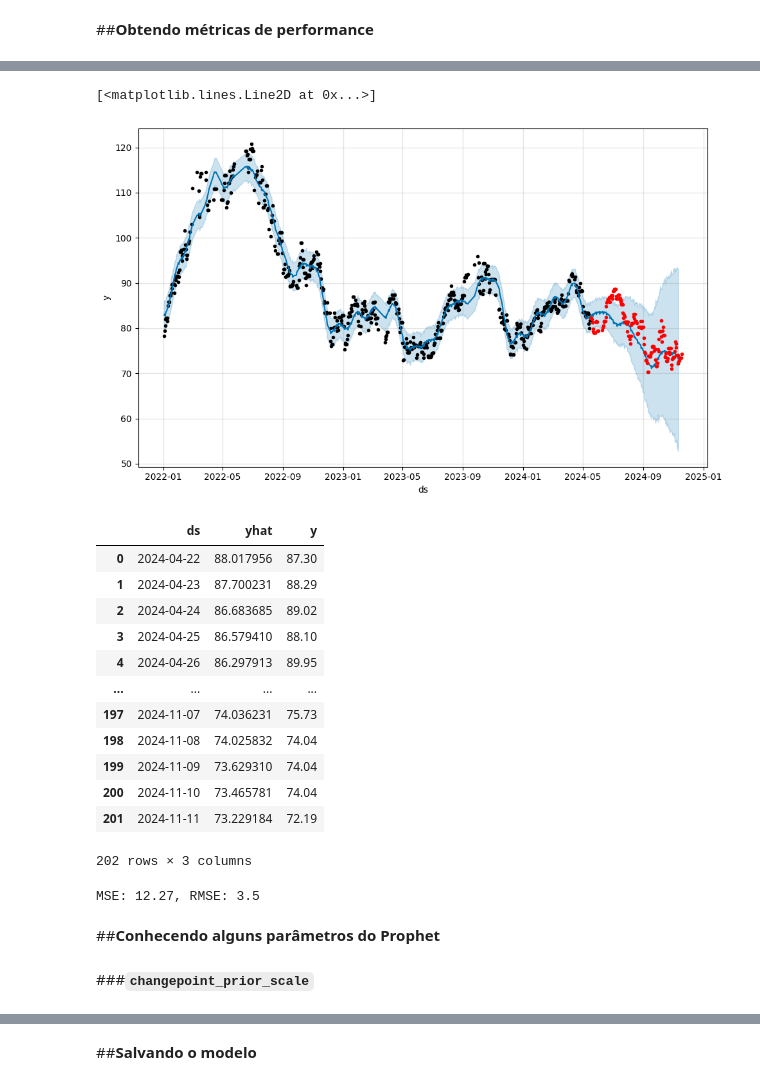
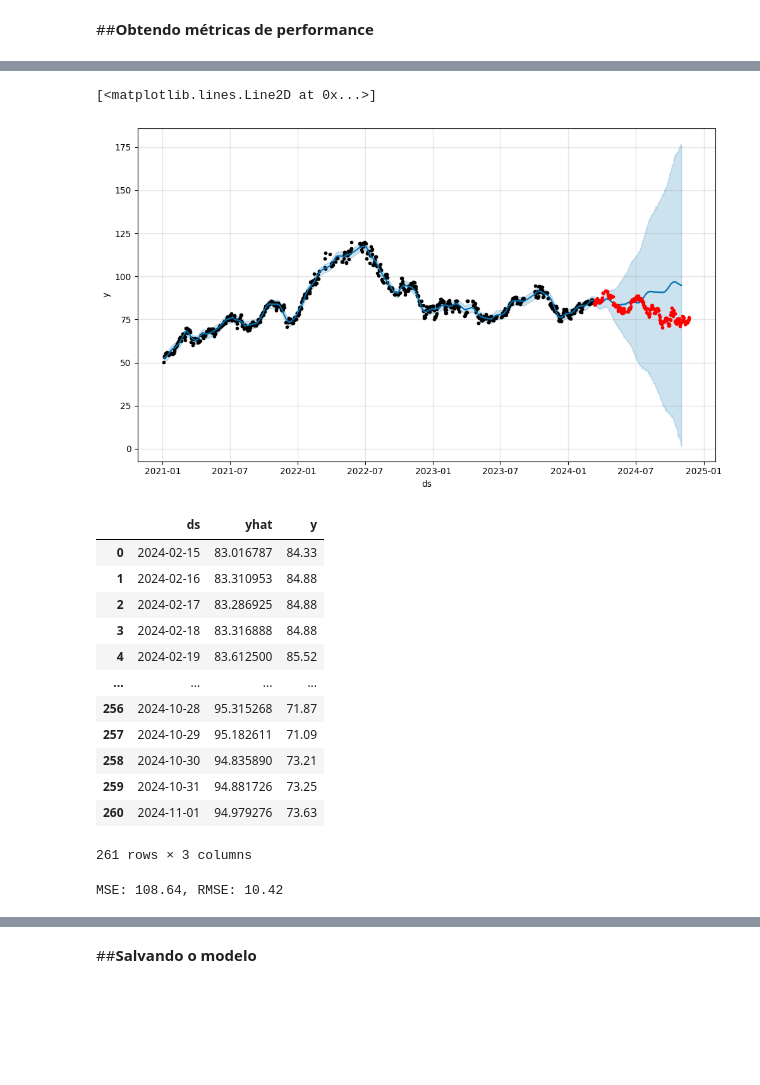
Before and after one commit to Engchsantos/Streamlit_App, a Jupyter notebook: Modelo_Prophet.ipynb, the cells around one changed output, grey strips where cells are left out. Cells and saved outputs as stored; diff of their text form; code cells hidden in the pictures; blank space fills up the shorter version.

```diff
--- a/Modelo_Prophet.ipynb
+++ b/Modelo_Prophet.ipynb
@@ -52,3 +107,6 @@ fig.show()
+# %%
+# Criar um DataFrame com os dados a partir de 2021
+df_periodo = df[df['ds'].dt.year >= 2021 ]
 # %% [markdown]
 ##**Realizando uma previsão**
 # %% [markdown]
@@ -65,5 +123,3 @@ df_prophet = pd.merge(date_range, df_prophet, how='left')
 df_prophet['y'] = df_prophet['y'].fillna(method='ffill')
 # %% [output]
 Series.fillna with 'method' is deprecated and will raise in a future version. Use obj.ffill() or obj.bfill() instead.
-# %%
-df_prophet = df_prophet.head(1037)
@@ -233,15 +403,13 @@ df_teste_sem_outliers = sem_outliers[divisao:]
 # %%
-np.random.seed(42)
-
 # Instanciar o modelo Prophet
-modelo = Prophet()
+modelo_final = Prophet(changepoint_prior_scale = 0.5, seasonality_prior_scale = 0.1)
 
 # Treinar o modelo
-modelo.fit(df_treino_sem_outliers)
+modelo_final.fit(df_treino_sem_outliers)
 
 # Criar um dataframe para previsões futuras
-futuro = modelo.make_future_dataframe(periods=int(len(df_teste_sem_outliers)), freq='D')
+futuro = modelo_final.make_future_dataframe(periods=int(len(df_teste_sem_outliers)), freq='D')
 
 # Fazer a previsão
-previsao = modelo.predict(futuro)
+previsao = modelo_final.predict(futuro)
 # %% [output]
@@ -250,11 +418,11 @@ previsao = modelo.predict(futuro)
 # %%
-fig1 = modelo.plot(previsao)
+fig1 = modelo_final.plot(previsao)
 
 
 plt.plot(df_teste_sem_outliers['ds'], df_teste_sem_outliers['y'], '.r')
 # %% [output]
 [<matplotlib.lines.Line2D at 0x...>]
-[figure, old version]
+[figure, new version]
 # %%
 # Juntando previsões com o conjunto de teste para comparação
 df_previsao_sem_outliers = previsao[['ds', 'yhat']]
@@ -262,18 +430,18 @@ df_comparacao = pd.merge(df_previsao_sem_outliers, teste, on='ds', how='inner')
 df_comparacao
 # %% [output]
 |  | ds | yhat | y |
-| 0 | 2024-04-22 | 88.017956 | 87.30 |
-| 1 | 2024-04-23 | 87.700231 | 88.29 |
-| 2 | 2024-04-24 | 86.683685 | 89.02 |
-| 3 | 2024-04-25 | 86.579410 | 88.10 |
-| 4 | 2024-04-26 | 86.297913 | 89.95 |
+| 0 | 2024-02-15 | 83.016787 | 84.33 |
+| 1 | 2024-02-16 | 83.310953 | 84.88 |
+| 2 | 2024-02-17 | 83.286925 | 84.88 |
+| 3 | 2024-02-18 | 83.316888 | 84.88 |
+| 4 | 2024-02-19 | 83.612500 | 85.52 |
 | ... | ... | ... | ... |
-| 197 | 2024-11-07 | 74.036231 | 75.73 |
-| 198 | 2024-11-08 | 74.025832 | 74.04 |
-| 199 | 2024-11-09 | 73.629310 | 74.04 |
-| 200 | 2024-11-10 | 73.465781 | 74.04 |
-| 201 | 2024-11-11 | 73.229184 | 72.19 |
+| 256 | 2024-10-28 | 95.315268 | 71.87 |
+| 257 | 2024-10-29 | 95.182611 | 71.09 |
+| 258 | 2024-10-30 | 94.835890 | 73.21 |
+| 259 | 2024-10-31 | 94.881726 | 73.25 |
+| 260 | 2024-11-01 | 94.979276 | 73.63 |
-202 rows × 3 columns
+261 rows × 3 columns
 # %%
 # Calculando métricas de erro
 mse = mean_squared_error(df_comparacao['y'], df_comparacao['yhat']).round(2)
@@ -281,8 +449,4 @@ rmse = np.sqrt(mse).round(2)
 
 print(f'MSE: {mse}, RMSE: {rmse}')
 # %% [output]
-MSE: 12.27, RMSE: 3.5
+MSE: 108.64, RMSE: 10.42
-# %% [markdown]
-##**Conhecendo alguns parâmetros do Prophet**
-# %% [markdown]
-###**`changepoint_prior_scale`**
```
Also changed, not shown: parts of 54 cells of this notebook.
